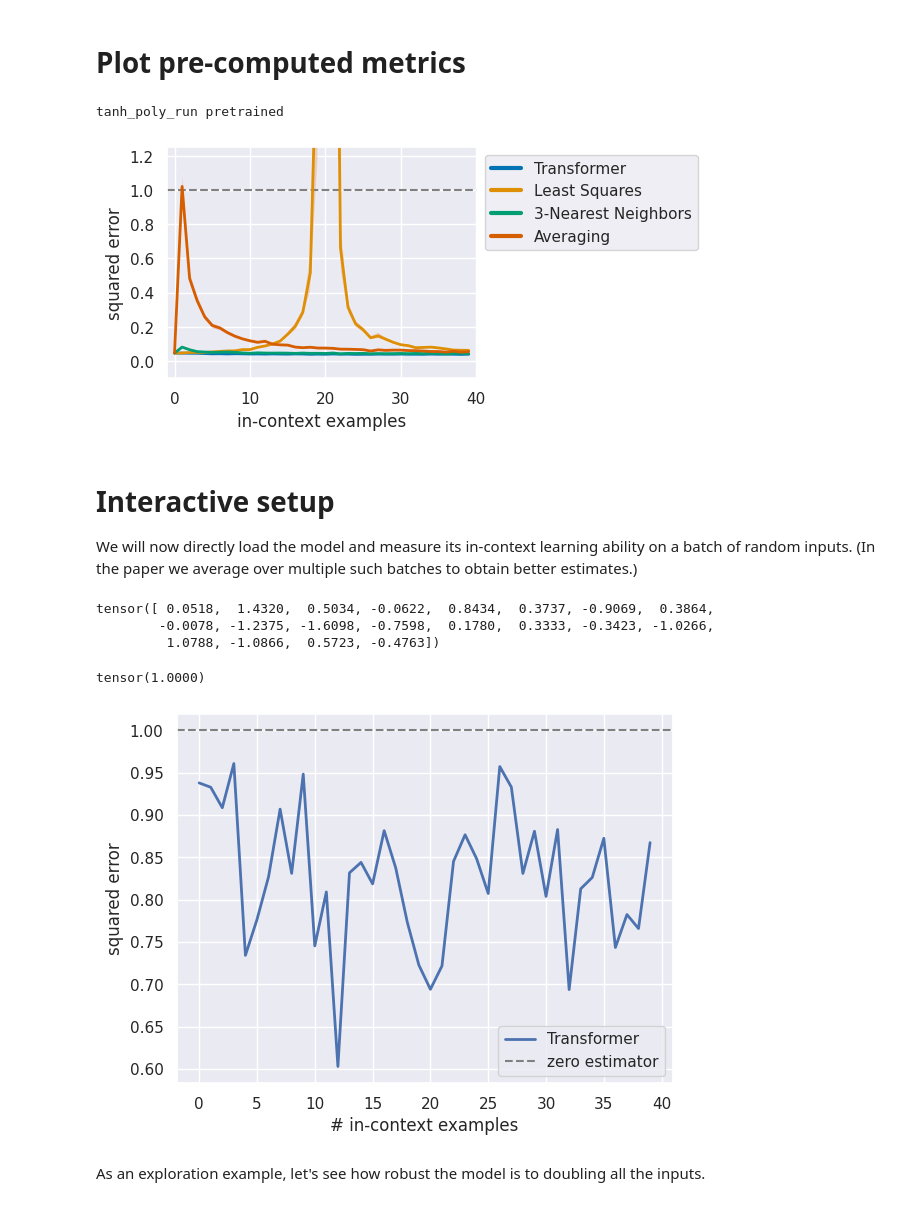
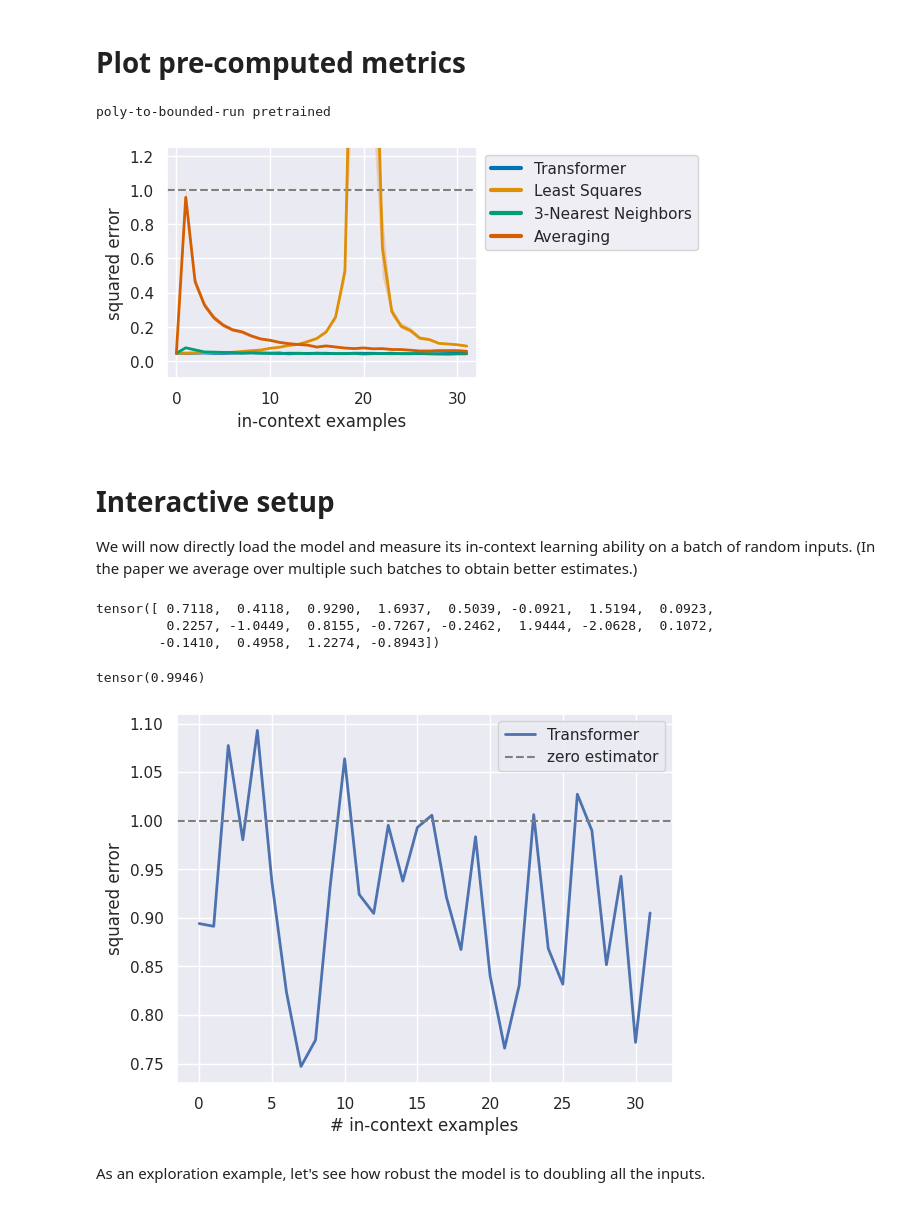
Before and after one commit to Wanderer09/CS182-project, a Jupyter notebook: src/poly_to_bounded_regression.ipynb, the cells around one changed output. Cells and saved outputs as stored; diff of their text form; code cells hidden in the pictures.

Commit message:
softsign(poly)

```diff
--- a/src/poly_to_bounded_regression.ipynb
+++ b/src/poly_to_bounded_regression.ipynb
@@ -51,7 +48,7 @@ df  # list all the runs in our run_dir
 #task = "relu_2nn_regression"
 #task = 'sine2cosine'
 #task = 'sine2periodic'
-task = "tanh_poly_regression"
+task = "poly_to_bounded_regression"
 #run_id = "pretrained"  # if you train more models, replace with the run_id from the table above
 run_id = 'pretrained'
 run_path = os.path.join(run_dir, task, run_id)
@@ -73,8 +70,8 @@ models = relevant_model_names[task]
 basic_plot(metrics["standard"], models=models)
 plt.show()
 # %% [output]
-tanh_poly_run pretrained
+poly-to-bounded-run pretrained
-[figure, old version]
+[figure, new version]
 # %%
 # plot any OOD metrics
 for name, metric in metrics.items():
@@ -122,45 +119,46 @@ ys = task.evaluate(xs,mode="test")
 # %%
 print(xs[0][0])
 # %% [output]
-tensor([ 0.0518,  1.4320,  0.5034, -0.0622,  0.8434,  0.3737, -0.9069,  0.3864,
-        -0.0078, -1.2375, -1.6098, -0.7598,  0.1780,  0.3333, -0.3423, -1.0266,
-         1.0788, -1.0866,  0.5723, -0.4763])
+tensor([ 0.7118,  0.4118,  0.9290,  1.6937,  0.5039, -0.0921,  1.5194,  0.0923,
+         0.2257, -1.0449,  0.8155, -0.7267, -0.2462,  1.9444, -2.0628,  0.1072,
+        -0.1410,  0.4958,  1.2274, -0.8943])
 # %%
 print(ys[0][0])
 # %% [output]
-tensor(1.0000)
+tensor(0.9946)
 # %%
 with torch.no_grad():
     pred = model(xs, ys)
 # %%
 metric = task.get_metric()
 loss = metric(pred, ys).numpy()
 
 sparsity = conf.training.task_kwargs.sparsity if "sparsity" in conf.training.task_kwargs else None
 baseline = {
     "linear_regression": n_dims,
     "sparse_linear_regression": sparsity,
     "relu_2nn_regression": n_dims,
     "decision_tree": 1,
     "sine_regression": 1.0,
     "sine2cosine":1,
     "sine2periodic":1,
     "poly_function_regression":125,
     "hard_sine2sawtooth":0.5,
     "hard_sine2square":0.5,
     "hard_sine2tanh":0.5,
     "tanh_inverse_regression":0.5,
     "tanh_poly_regression":1.0,
+    "poly_to_bounded_regression":1.0,
 }[conf.training.task]
 
 plt.plot(loss.mean(axis=0), lw=2, label="Transformer")
 plt.axhline(baseline, ls="--", color="gray", label="zero estimator")
 plt.xlabel("# in-context examples")
 plt.ylabel("squared error")
 plt.legend()
 plt.show()
 # %% [output]
-[figure, old version]
+[figure, new version]
 # %% [markdown]
 As an exploration example, let's see how robust the model is to doubling all the inputs.
 # %%
```
Also changed, not shown: parts of 4 cells of this notebook, 6 other files.
